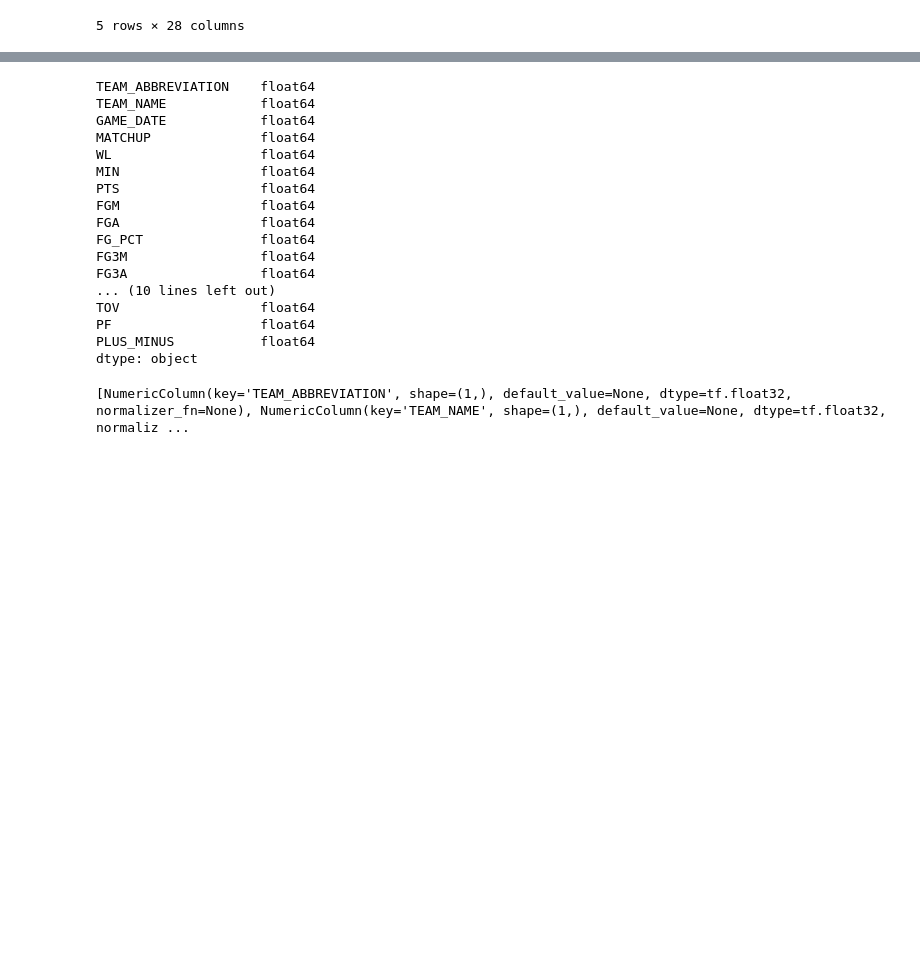
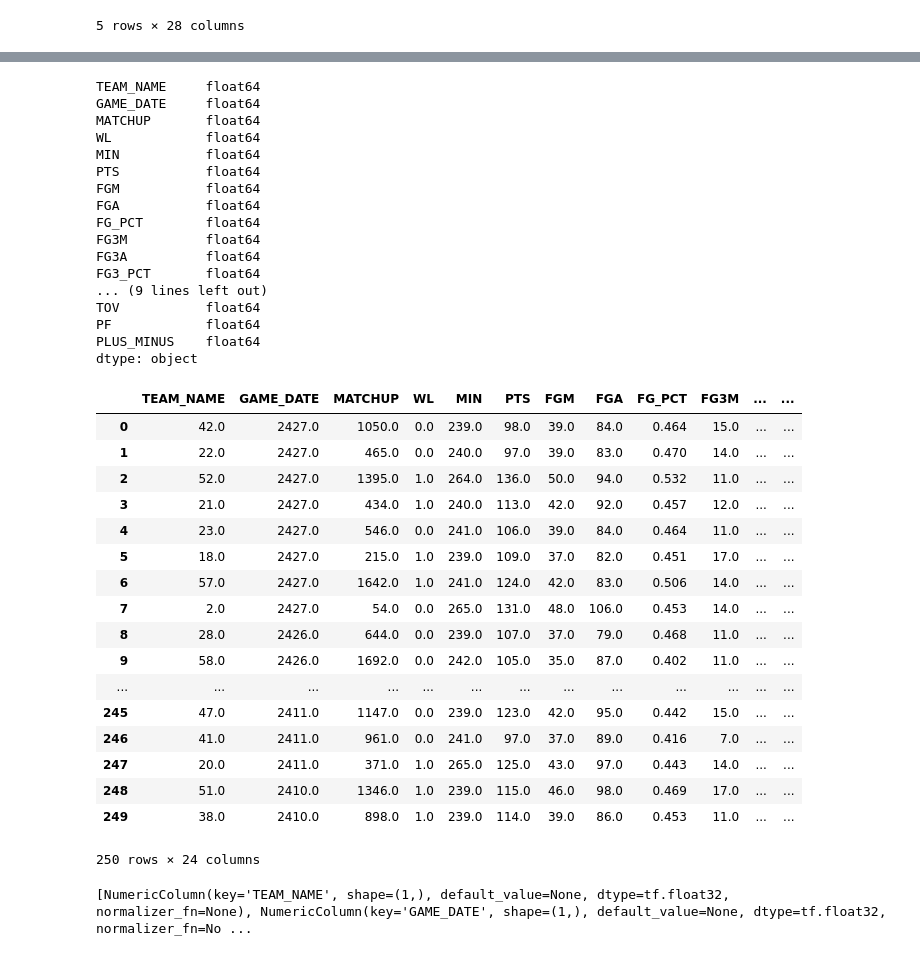
Before and after one commit to rafalsiniewicz/deep_learning_project, a Jupyter notebook: iter2.ipynb, the cells around one changed output, grey strips where cells are left out. Drawn from its saved outputs; the diff is of its cells as text; code cells hidden in the pictures; blank space fills up the shorter version.

Commit message:
remove nans and team_abbreviation

```diff
--- a/iter2.ipynb
+++ b/iter2.ipynb
@@ -31,7 +31,7 @@ PF                     int64
 PLUS_MINUS           float64
 dtype: object
 # %%
-games = games.drop(games.columns[0], axis=1)
+games = games.drop(['Unnamed: 0'], axis=1)
 # %%
 games.head()
 # %% [output]
@@ -55,4 +55,5 @@ def df_to_dataset(dataframe, shuffle=True, batch_size=32):
 games.pop('SEASON_ID')
 games.pop('TEAM_ID')
 games.pop('GAME_ID')
+games.pop('TEAM_ABBREVIATION')
 # %% [output]
@@ -71,6 +77,6 @@ Name: GAME_ID, Length: 30000, dtype: int64
 # %%
 feature_columns = []
-obj_columns = ['TEAM_ABBREVIATION', 'TEAM_NAME', 'GAME_DATE', 'MATCHUP', 'WL']
+obj_columns = ['TEAM_NAME', 'GAME_DATE', 'MATCHUP', 'WL']
 #numeric columns
 for i in obj_columns:
     games[i] = pd.Categorical(games[i])
@@ -82,20 +88,41 @@ for header in games.columns:
 # %%
 games.dtypes
 # %% [output]
-TEAM_ABBREVIATION    float64
-TEAM_NAME            float64
-GAME_DATE            float64
-MATCHUP              float64
-WL                   float64
-MIN                  float64
-PTS                  float64
-FGM                  float64
-FGA                  float64
-FG_PCT               float64
-FG3M                 float64
-FG3A                 float64
-... (10 lines left out)
-TOV                  float64
-PF                   float64
-PLUS_MINUS           float64
+TEAM_NAME     float64
+GAME_DATE     float64
+MATCHUP       float64
+WL            float64
+MIN           float64
+PTS           float64
+FGM           float64
+FGA           float64
+FG_PCT        float64
+FG3M          float64
+FG3A          float64
+FG3_PCT       float64
+... (9 lines left out)
+TOV           float64
+PF            float64
+PLUS_MINUS    float64
 dtype: object
+# %%
+games.head(n=250)
+# %% [output]
+|  | TEAM_NAME | GAME_DATE | MATCHUP | WL | MIN | PTS | FGM | FGA | FG_PCT | FG3M | ... | ... |
+| 0 | 42.0 | 2427.0 | 1050.0 | 0.0 | 239.0 | 98.0 | 39.0 | 84.0 | 0.464 | 15.0 | ... | ... |
+| 1 | 22.0 | 2427.0 | 465.0 | 0.0 | 240.0 | 97.0 | 39.0 | 83.0 | 0.470 | 14.0 | ... | ... |
+| 2 | 52.0 | 2427.0 | 1395.0 | 1.0 | 264.0 | 136.0 | 50.0 | 94.0 | 0.532 | 11.0 | ... | ... |
+| 3 | 21.0 | 2427.0 | 434.0 | 1.0 | 240.0 | 113.0 | 42.0 | 92.0 | 0.457 | 12.0 | ... | ... |
+| 4 | 23.0 | 2427.0 | 546.0 | 0.0 | 241.0 | 106.0 | 39.0 | 84.0 | 0.464 | 11.0 | ... | ... |
+| 5 | 18.0 | 2427.0 | 215.0 | 1.0 | 239.0 | 109.0 | 37.0 | 82.0 | 0.451 | 17.0 | ... | ... |
+| 6 | 57.0 | 2427.0 | 1642.0 | 1.0 | 241.0 | 124.0 | 42.0 | 83.0 | 0.506 | 14.0 | ... | ... |
+| 7 | 2.0 | 2427.0 | 54.0 | 0.0 | 265.0 | 131.0 | 48.0 | 106.0 | 0.453 | 14.0 | ... | ... |
+| 8 | 28.0 | 2426.0 | 644.0 | 0.0 | 239.0 | 107.0 | 37.0 | 79.0 | 0.468 | 11.0 | ... | ... |
+| 9 | 58.0 | 2426.0 | 1692.0 | 0.0 | 242.0 | 105.0 | 35.0 | 87.0 | 0.402 | 11.0 | ... | ... |
+| ... | ... | ... | ... | ... | ... | ... | ... | ... | ... | ... | ... | ... |
+| 245 | 47.0 | 2411.0 | 1147.0 | 0.0 | 239.0 | 123.0 | 42.0 | 95.0 | 0.442 | 15.0 | ... | ... |
+| 246 | 41.0 | 2411.0 | 961.0 | 0.0 | 241.0 | 97.0 | 37.0 | 89.0 | 0.416 | 7.0 | ... | ... |
+| 247 | 20.0 | 2411.0 | 371.0 | 1.0 | 265.0 | 125.0 | 43.0 | 97.0 | 0.443 | 14.0 | ... | ... |
+| 248 | 51.0 | 2410.0 | 1346.0 | 1.0 | 239.0 | 115.0 | 46.0 | 98.0 | 0.469 | 17.0 | ... | ... |
+| 249 | 38.0 | 2410.0 | 898.0 | 1.0 | 239.0 | 114.0 | 39.0 | 86.0 | 0.453 | 11.0 | ... | ... |
+250 rows × 24 columns
@@ -102,7 +131,7 @@ dtype: object
 # %%
 print(feature_columns)
 # %% [output]
-[NumericColumn(key='TEAM_ABBREVIATION', shape=(1,), default_value=None, dtype=tf.float32, normalizer_fn=None), NumericColumn(key='TEAM_NAME', shape=(1,), default_value=None, dtype=tf.float32, normaliz ...
+[NumericColumn(key='TEAM_NAME', shape=(1,), default_value=None, dtype=tf.float32, normalizer_fn=None), NumericColumn(key='GAME_DATE', shape=(1,), default_value=None, dtype=tf.float32, normalizer_fn=No ...
 # %%
 feature_layer = tf.keras.layers.DenseFeatures(feature_columns)
 # %%
```
Also changed, not shown: parts of 5 cells of this notebook.
